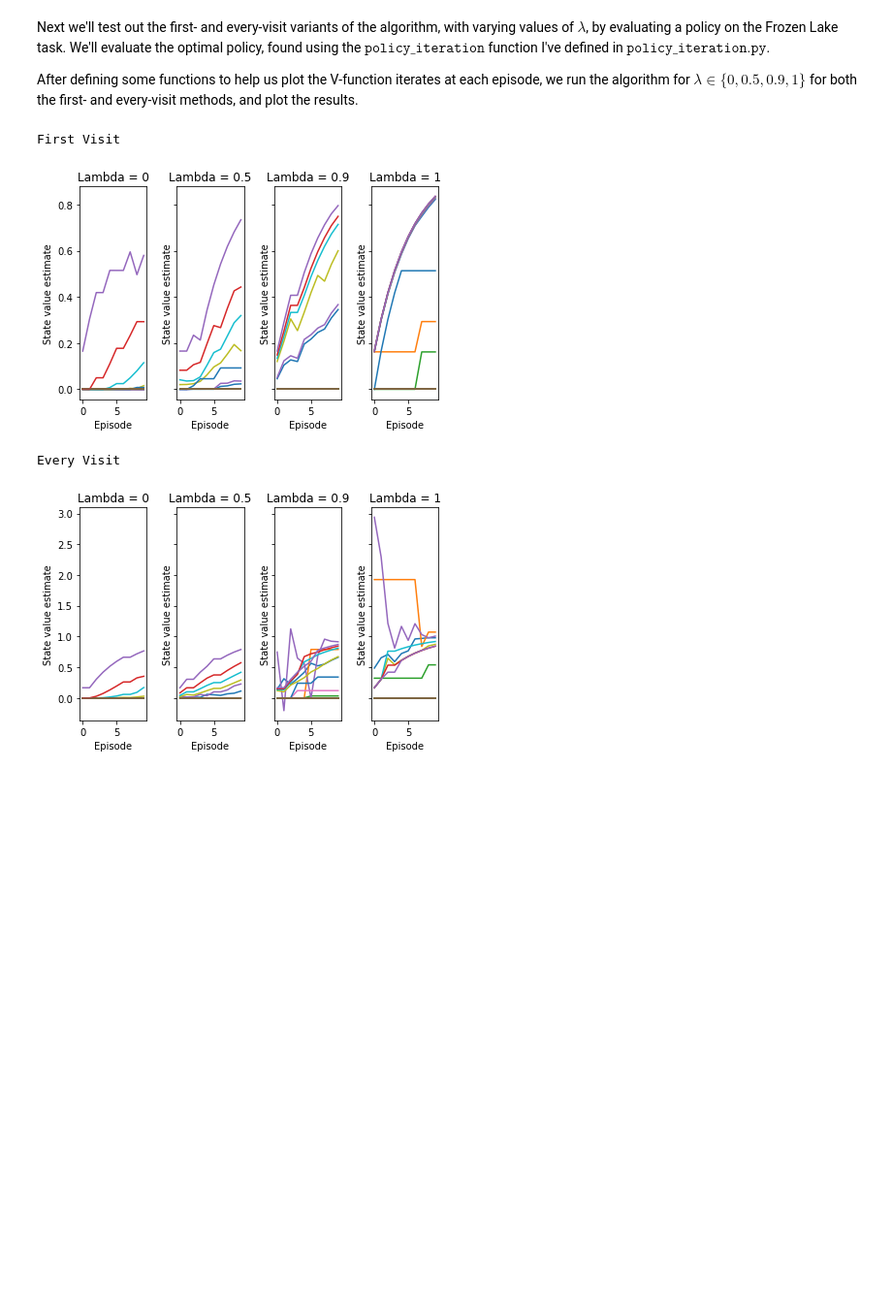
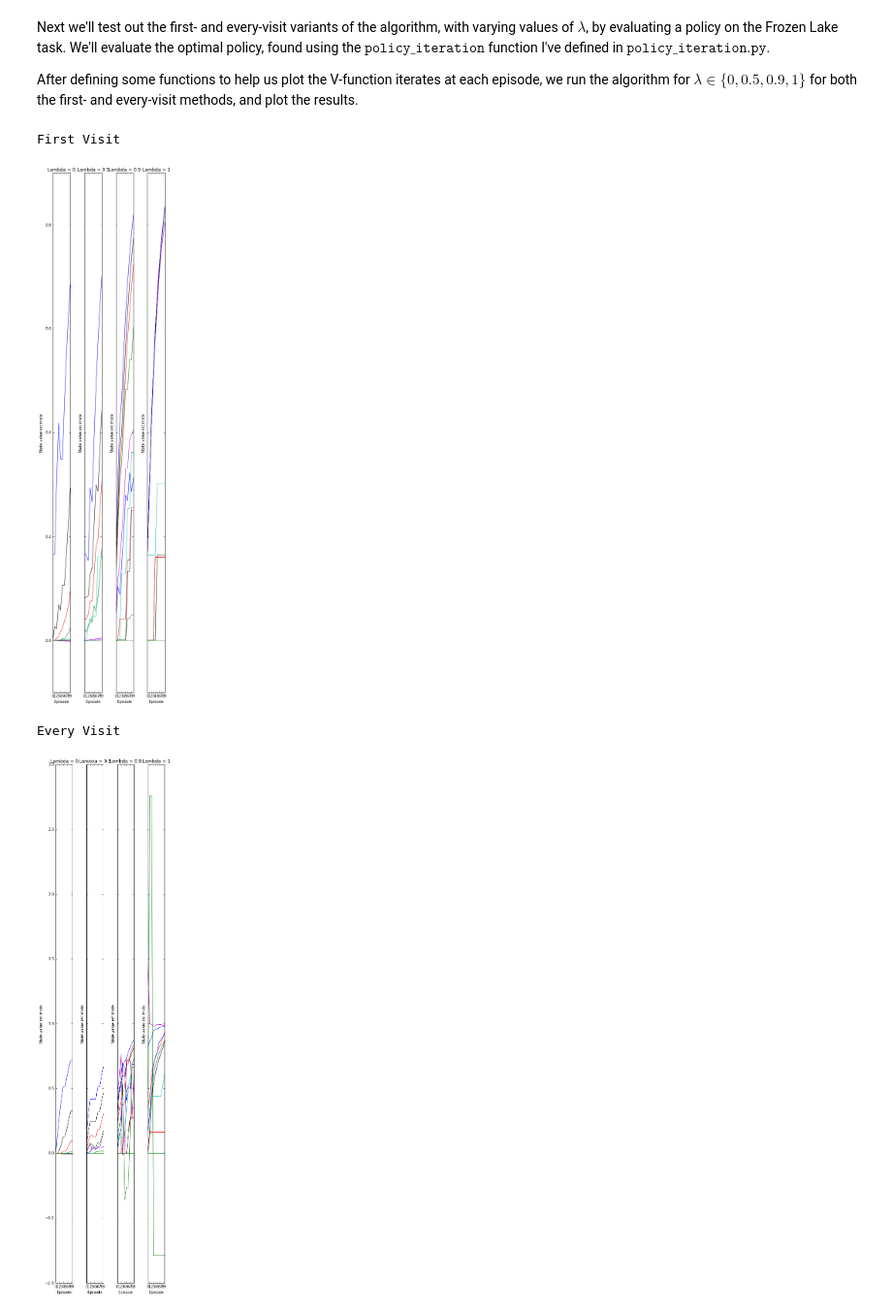
Before and after one commit to jclifton333/RL-pals, a Jupyter notebook: TD(lambda).ipynb, the cells around one changed output. Shown at 97% size. Cells and saved outputs as stored; diff of their text form; code cells hidden in the pictures; blank space fills up the shorter version.

```diff
--- a/TD(lambda).ipynb
+++ b/TD(lambda).ipynb
@@ -4,11 +4,11 @@
 To explore $TD(\lambda)$ in the tabular setting, we'll be working with the (slightly modified) Frozen Lake task again; see the $\texttt{Value Iteration and Policy Iteration}$ notebook for details.
 # %%
 from frozen_lake import FrozenLakeEnv
-import pickle
+import dill
 env = FrozenLakeEnv()
 #Import MDP object for Frozen Lake environment
 with open('FrozenLakeMDP.pkl', 'rb') as input:
-    mdp = pickle.load(input)
+  mdp = dill.load(input)
 # %%
 # Some basic imports and setup
 %matplotlib inline
@@ -22,7 +22,7 @@ ALPHA = 1 #Discount factor
 # %% [markdown]
 In this section, we will implement the offline $TD(\lambda)$ algorithm for policy evaluation, discussed on pages 195-198 of the NDP book.  We'll look at the differences between the fist- and every-visit methods, as well as the effects of varying $\lambda$, as applied to the Frozen Lake task.
 # %%
-def offlineTDL(alpha, lambda_, mdp, nEp, pi, everyVisit=False):
+def offlineTDL(alpha, lambda_, nEp, pi, everyVisit=False):
   '''
   Inputs
     alpha: discount factor
@@ -69,7 +69,7 @@ After defining some functions to help us plot the V-function iterates at each ep
 #  policy_iteration returns list of V-functions and optimal policies from
 #  each iteration
 from policy_iteration import policy_iteration
-VList_PI, policyList = policy_iteration(ALPHA, mdp, 20)
+VList_PI, policyList = policy_iteration(ALPHA, mdp, nIt=20)
 pi = lambda s: policyList[-1][s]
 # %%
 def axisPlotter(ax, lambda_, VList):
@@ -79,13 +79,13 @@ def axisPlotter(ax, lambda_, VList):
   ax.set_title(title)
   ax.plot(VList)
 
-def plotTDL(alpha, everyVisit, lambdas, nEp):
+def plotVFs(alpha, everyVisit, lambdas, nEp):
   nlambda = len(lambdas)
   everyVisitStr = ['First Visit', 'Every Visit']
   print(everyVisitStr[everyVisit])
-  fig, axes = plt.subplots(1, 4, sharex=True, sharey=True)
+  fig, axes = plt.subplots(1, nlambda, sharex=True, sharey=True, figsize=(5,20))
   for j in range(nlambda):
-    VList = offlineTDL(ALPHA, lambdas[j], mdp, nEp, pi, everyVisit=everyVisit)
+    VList = offlineTDL(ALPHA, lambdas[j], nEp, pi, everyVisit=everyVisit)
     ax = axes[j]
     axisPlotter(ax, lambdas[j], VList)
   plt.tight_layout()
@@ -93,11 +93,11 @@ def plotTDL(alpha, everyVisit, lambdas, nEp):
 # %%
 ALPHA = 1
 nEp = 10
 lambdas = [0, 0.5, 0.9, 1]
-plotTDL(ALPHA, False, lambdas, nEp)
-plotTDL(ALPHA, True,  lambdas, nEp)
+plotVFs(ALPHA, False, lambdas, nEp)
+plotVFs(ALPHA, True,  lambdas, nEp)
 # %% [output]
 First Visit
-[figure, old version]
+[figure, new version]
 Every Visit
-[figure, old version]
+[figure, new version]
```
Also changed, not shown: parts of 2 cells of this notebook, 2 other files.
